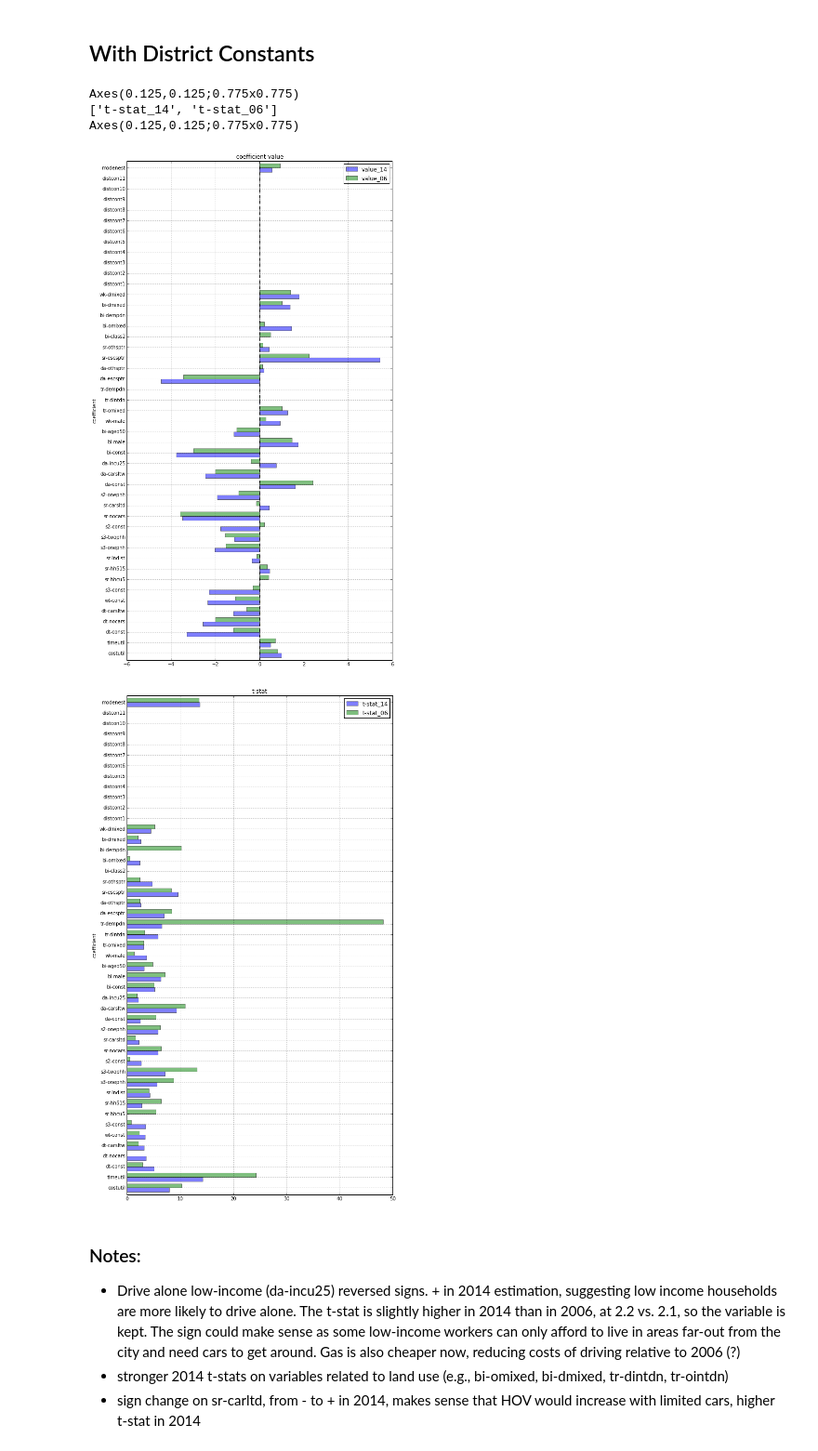
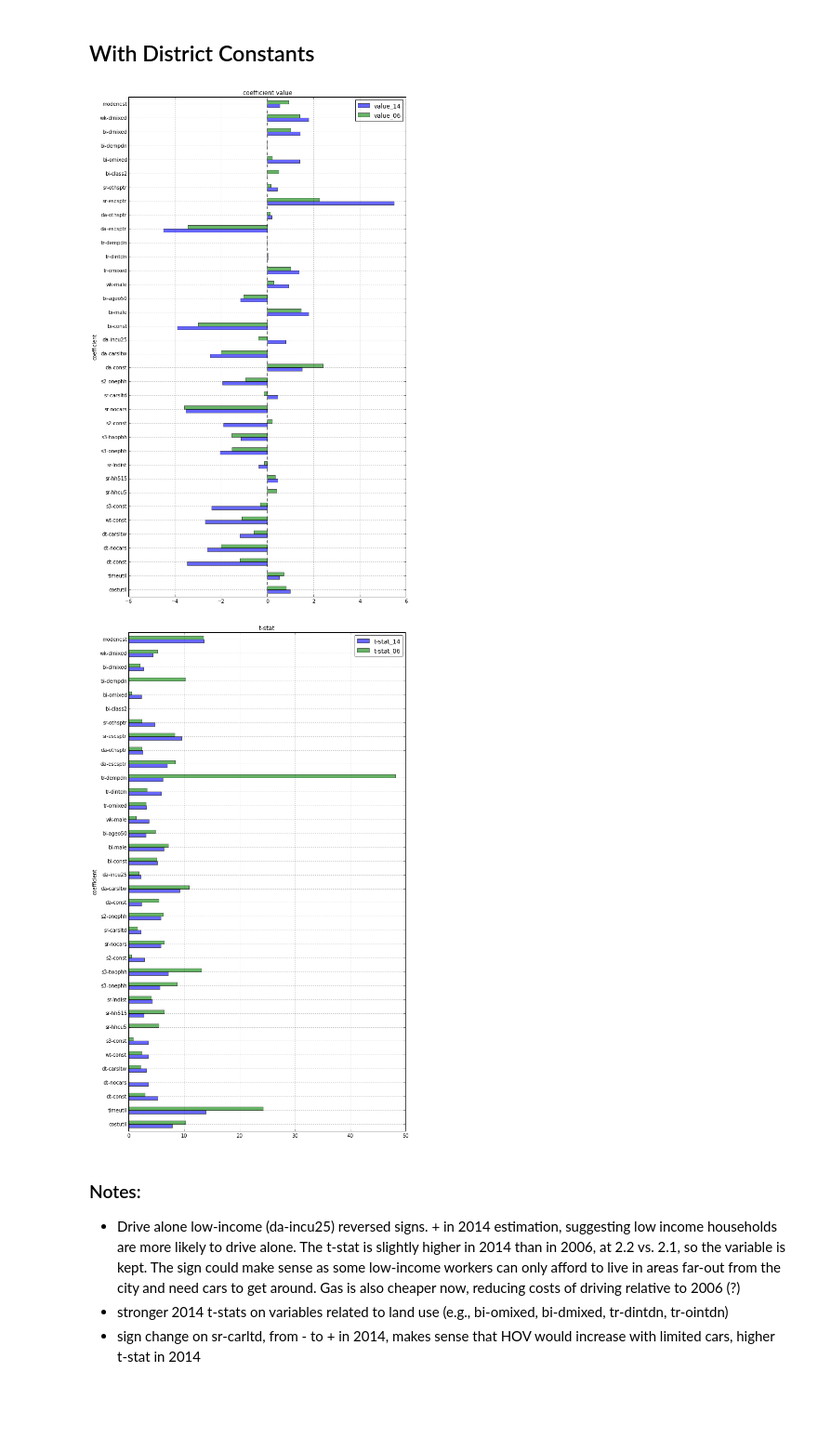
Before and after one commit to psrc/travel-modeling, a Jupyter notebook: estimation/work-tour-mode.ipynb, the cells around one changed output. Shown at 93% size. Cells and saved outputs as stored; diff of their text form; code cells hidden in the pictures; blank space fills up the shorter version.

Commit message:
updated estimation results

```diff
--- a/estimation/work-tour-mode.ipynb
+++ b/estimation/work-tour-mode.ipynb
@@ -8,26 +8,21 @@ from estimation import *
 # %% [markdown]
 ## With District Constants
 # %%
-dir_14 = r'R:\SoundCastDocuments\2014Estimation\New_06_20_16\estimation\results\WorkTourMode\unestimated_district_constants'
+dir_14 = r'R:\SoundCastDocuments\2014Estimation\with_transit_sub_mode\results\WorkTourMode\district_constants_estimated'
 dir_06 = r'R:\SoundCast\releases\soundcast_release_c1\inputs\coefficients'
-# dir_14_old = r'R:\SoundCastDocuments\2014Estimation\New_06_20_16\estimation\results_archive\withoutNodeToNodeDistances\WorkTourMode'
 
 fname_14 = 'WorkTourModeModel.F12'
 fname_06 = 'WorkTourModeModel_psrcper1.F12'
 # fname_14_old = 'WorkTourModeModel_psrcper1.F12'
 
 df_14 = load_f12(dir_14, fname_14)
 df_06 = load_f12(dir_06, fname_06)
-# df_14_old = load_f12(dir_14_old, fname_14_old)
 
 # Join old and new results
 df = compare_df(df_14,df_06,suffixes=['_14','_06'])
 # %% [output]
-Axes(0.125,0.125;0.775x0.775)
-['t-stat_14', 't-stat_06']
-Axes(0.125,0.125;0.775x0.775)
-[figure, old version]
+[figure, new version]
-[figure, old version]
+[figure, new version]
 # %% [markdown]
 ### Notes:
 - Drive alone low-income (da-incu25) reversed signs. + in 2014 estimation, suggesting low income households are more likely to drive alone. The t-stat is slightly higher in 2014 than in 2006, at 2.2 vs. 2.1, so the variable is kept. The sign could make sense as some low-income workers can only afford to live in areas far-out from the city and need cars to get around. Gas is also cheaper now, reducing costs of driving relative to 2006 (?)
```
Also changed, not shown: parts of 1 cell of this notebook, 7 other files.
